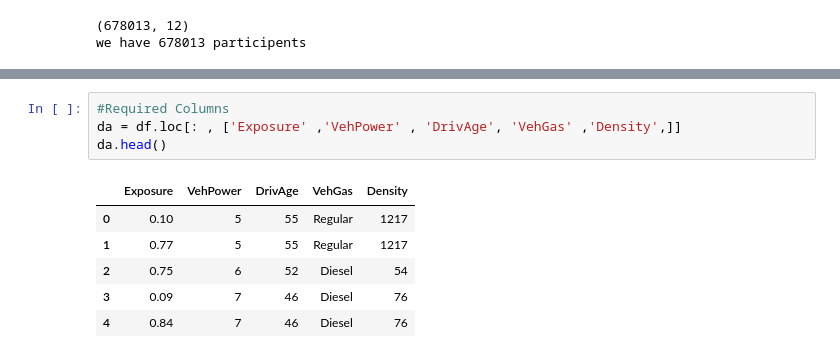
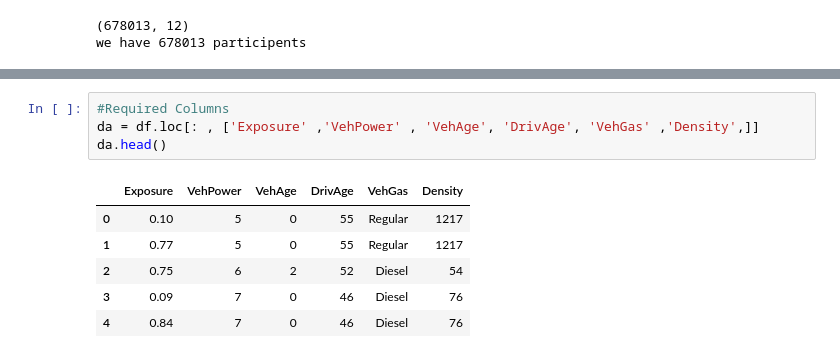
Before and after one commit to vaaman123/DAI-101-Assignment, a Jupyter notebook: DAI-101Assignment.ipynb, the cells around one changed output, grey strips where cells are left out. Drawn from its saved outputs; the diff is of its cells as text.

```diff
--- a/DAI-101Assignment.ipynb
+++ b/DAI-101Assignment.ipynb
@@ -43,15 +43,15 @@ skim.skim(df)
 ╰────────────────────────────────────────────────────── End ──────────────────────────────────────────────────────╯
 # %%
 #Required Columns
-da = df.loc[: , ['Exposure' ,'VehPower' , 'DrivAge', 'VehGas' ,'Density',]]
+da = df.loc[: , ['Exposure' ,'VehPower' , 'VehAge', 'DrivAge', 'VehGas' ,'Density',]]
 da.head()
 # %% [output]
-|  | Exposure | VehPower | DrivAge | VehGas | Density |
-| 0 | 0.10 | 5 | 55 | Regular | 1217 |
-| 1 | 0.77 | 5 | 55 | Regular | 1217 |
-| 2 | 0.75 | 6 | 52 | Diesel | 54 |
-| 3 | 0.09 | 7 | 46 | Diesel | 76 |
-| 4 | 0.84 | 7 | 46 | Diesel | 76 |
+|  | Exposure | VehPower | VehAge | DrivAge | VehGas | Density |
+| 0 | 0.10 | 5 | 0 | 55 | Regular | 1217 |
+| 1 | 0.77 | 5 | 0 | 55 | Regular | 1217 |
+| 2 | 0.75 | 6 | 2 | 52 | Diesel | 54 |
+| 3 | 0.09 | 7 | 0 | 46 | Diesel | 76 |
+| 4 | 0.84 | 7 | 0 | 46 | Diesel | 76 |
 # %%
 da.info() , da.describe()
 # %% [output]
```
Also changed, not shown: parts of 9 cells of this notebook.
